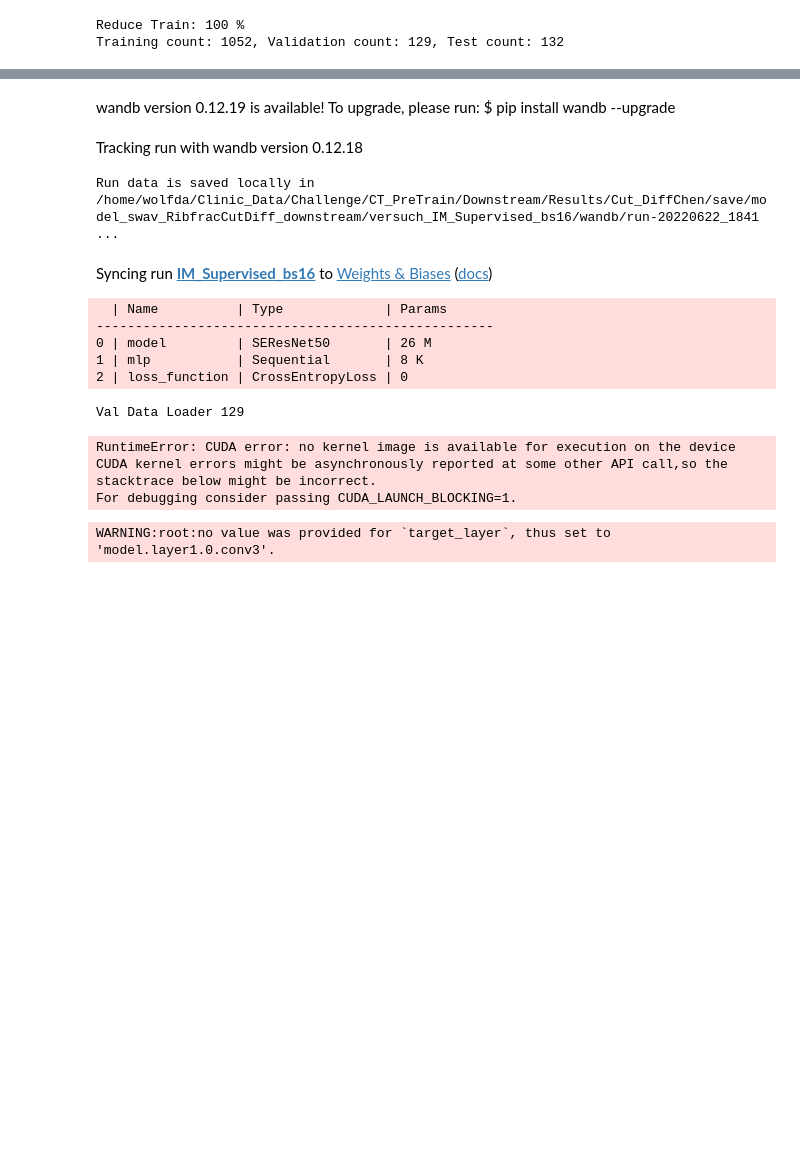
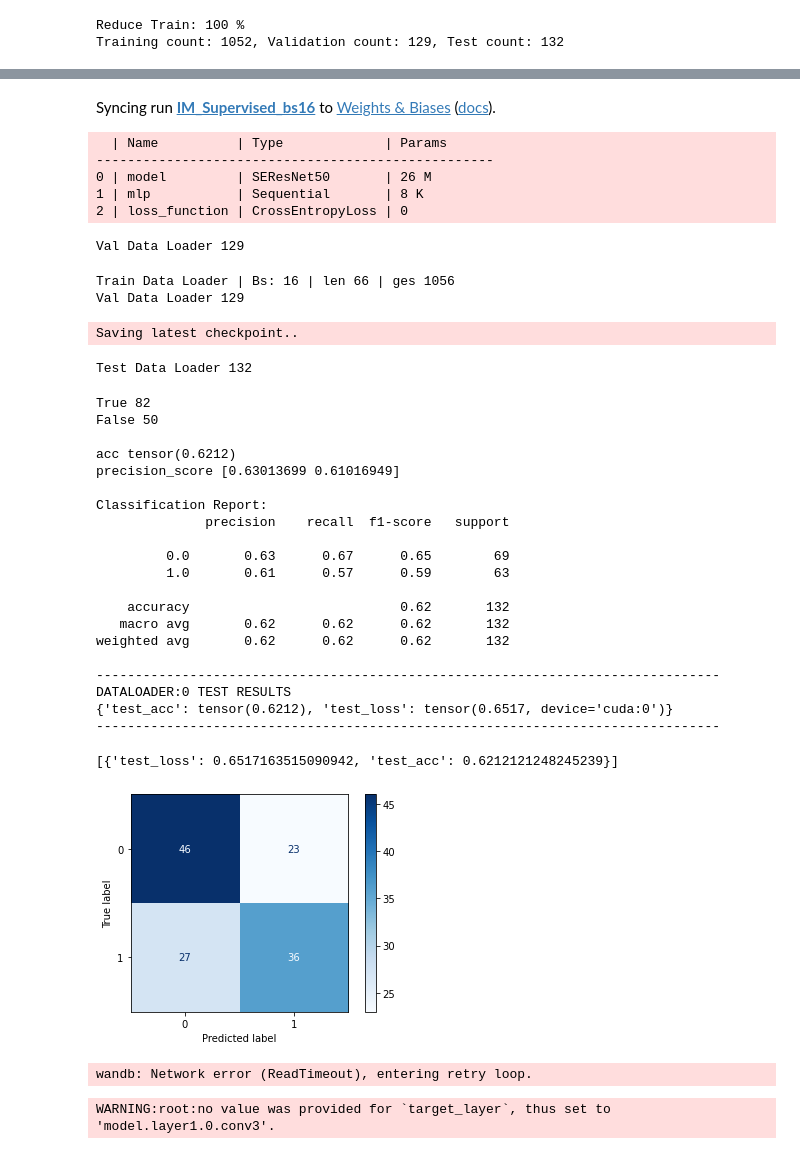
Before and after one commit to Wolfda95/lightning-bolts, a Jupyter notebook: pl_bolts/models/self_supervised/swav/2D_Downstream_ribfrac-2.ipynb, the cells around one changed output, grey strips where cells are left out. Saved outputs shown, nothing was run; the diff lists cells and outputs as text; code cells hidden in the pictures; blank space fills up the shorter version.

Commit message:
Covid Downstream

```diff
--- a/pl_bolts/models/self_supervised/swav/2D_Downstream_ribfrac-2.ipynb
+++ b/pl_bolts/models/self_supervised/swav/2D_Downstream_ribfrac-2.ipynb
@@ -637,17 +641,18 @@ checkpoint_callback = ModelCheckpoint( #  macht jedes mal ein neuen Ordner auf (
 )
 #############################################################################################################################################################
 # ToDo
-logger_callback = [
-    ModelCheckpoint( #  macht jedes mal ein neuen Ordner auf (logs-"test1-{epoch}-{val_loss:.2f}") speichert Stand des letzten Trainingsschritts
-    filepath=os.path.join(checkpoint_dir, "{epoch}-{val_loss:.2f}"), # Speicher Pfad **2
-    save_last = True, # Speichert den Stand der letzten Epoche des Trainings (Name: last.ckpt)
-    save_top_k=100, # Speichert den Stand der k=2 besten Epochen [bester val loss] des Trainings (Name: epoch=*-val_loss=*.ckpt)
-    ),
-    WatchModel(),
-    UploadCheckpointsAsArtifact(),
-    LogConfusionMatrix(),
-    LogF1PrecRecHeatmap(),
-    LogImagePredictions()]
+# logger_callback = [
+#     ModelCheckpoint
+#     (
+#     dirpath=os.path.join(checkpoint_dir, "{epoch}-{val_loss:.2f}"), # Speicher Pfad **2
+#     save_last = True, # Speichert den Stand der letzten Epoche des Trainings (Name: last.ckpt)
+#     save_top_k = -1
+#     ),
+#     WatchModel(),
+#     UploadCheckpointsAsArtifact(),
+#     LogConfusionMatrix(),
+#     LogF1PrecRecHeatmap(),
+#     LogImagePredictions()]
 # File callbacks, ... kopieren
 
 # Info Speichern
@@ -660,8 +665,8 @@ trainer = pytorch_lightning.Trainer(
     max_epochs=Epochen, # Epochen
     #logger=tb_logger, # tensorboard
     logger=wandb_logger, # weight & biasis
-    #checkpoint_callback = checkpoint_callback, # Model checkpoints speichern
-    callbacks = logger_callback,
+    checkpoint_callback = checkpoint_callback, # Model checkpoints speichern
+    #callbacks = logger_callback,
     num_sanity_val_steps=1,
     #resume_from_checkpoint = pretrained_weights
 )
@@ -684,16 +686,37 @@ wandb: Currently logged in as: wolfda95. Use `wandb login --relogin` to force re
-wandb version 0.12.19 is available! To upgrade, please run: $ pip install wandb --upgrade
+Syncing run IM_Supervised_bs16 to Weights & Biases (docs).
-Tracking run with wandb version 0.12.18
-Run data is saved locally in /home/wolfda/Clinic_Data/Challenge/CT_PreTrain/Downstream/Results/Cut_DiffChen/save/model_swav_RibfracCutDiff_downstream/versuch_IM_Supervised_bs16/wandb/run-20220622_1841 ...
+  | Name          | Type             | Params
+---------------------------------------------------
+0 | model         | SEResNet50       | 26 M
+1 | mlp           | Sequential       | 8 K
+2 | loss_function | CrossEntropyLoss | 0
-Syncing run IM_Supervised_bs16 to Weights & Biases (docs)
-  | Name          | Type             | Params
----------------------------------------------------
-0 | model         | SEResNet50       | 26 M
-1 | mlp           | Sequential       | 8 K
-2 | loss_function | CrossEntropyLoss | 0
+Val Data Loader 129
+Train Data Loader | Bs: 16 | len 66 | ges 1056
 Val Data Loader 129
-RuntimeError: CUDA error: no kernel image is available for execution on the device
-CUDA kernel errors might be asynchronously reported at some other API call,so the stacktrace below might be incorrect.
-For debugging consider passing CUDA_LAUNCH_BLOCKING=1.
+Saving latest checkpoint..
+Test Data Loader 132
+True 82
+False 50
+
+acc tensor(0.6212)
+precision_score [0.63013699 0.61016949]
+
+Classification Report:
+              precision    recall  f1-score   support
+
+         0.0       0.63      0.67      0.65        69
+         1.0       0.61      0.57      0.59        63
+
+    accuracy                           0.62       132
+   macro avg       0.62      0.62      0.62       132
+weighted avg       0.62      0.62      0.62       132
+
+--------------------------------------------------------------------------------
+DATALOADER:0 TEST RESULTS
+{'test_acc': tensor(0.6212), 'test_loss': tensor(0.6517, device='cuda:0')}
+--------------------------------------------------------------------------------
+[{'test_loss': 0.6517163515090942, 'test_acc': 0.6212121248245239}]
+[figure, added]
+wandb: Network error (ReadTimeout), entering retry loop.
 # %%
 ### Test mit trainiertem Modell (A) Testdurchlauf mit den kompletten Testdaten
 # Legt eine Datei "lightning_logs" an, die einfach löschen
```
Also changed, not shown: parts of 3 cells of this notebook, 4 other files.
